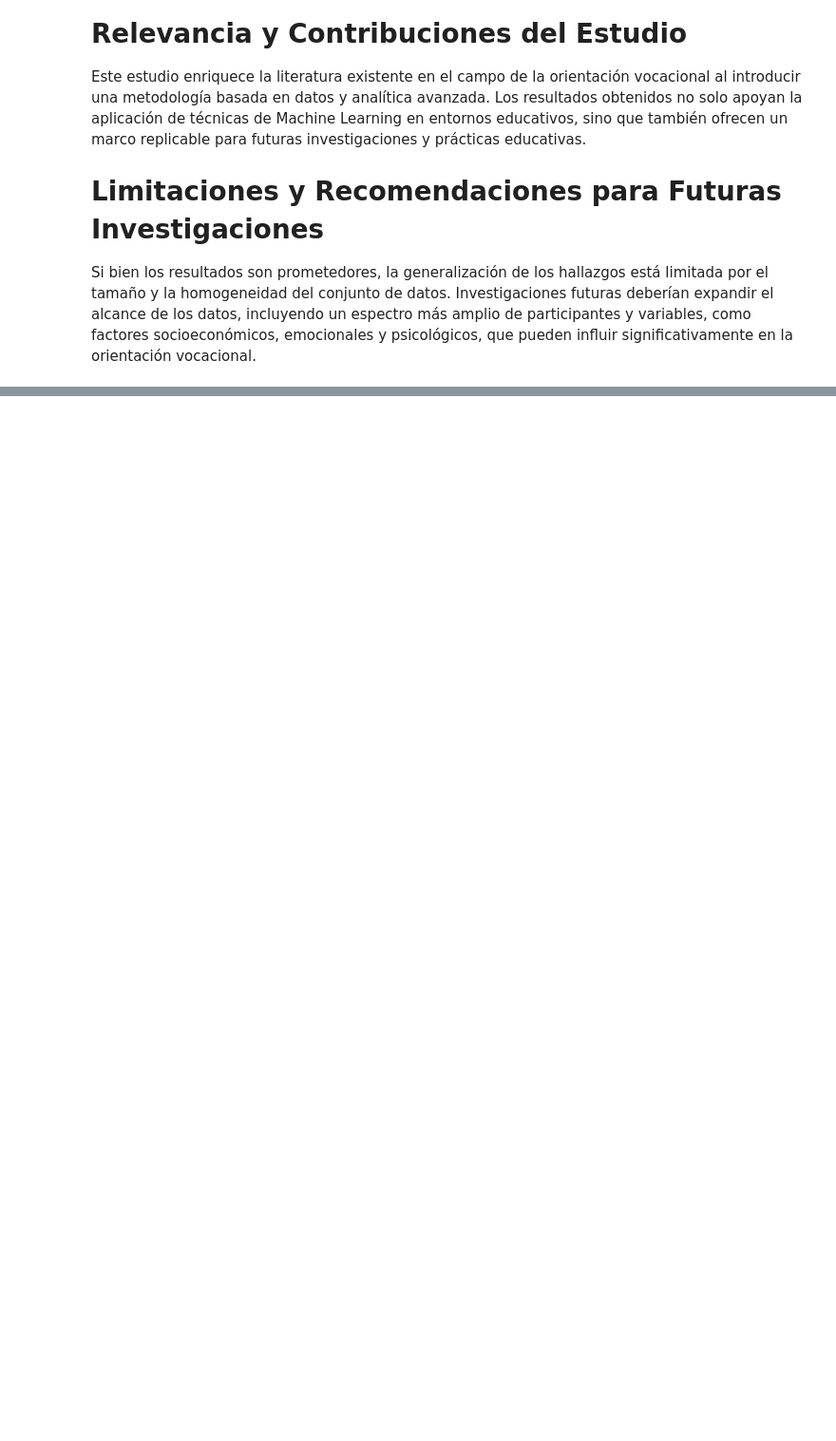
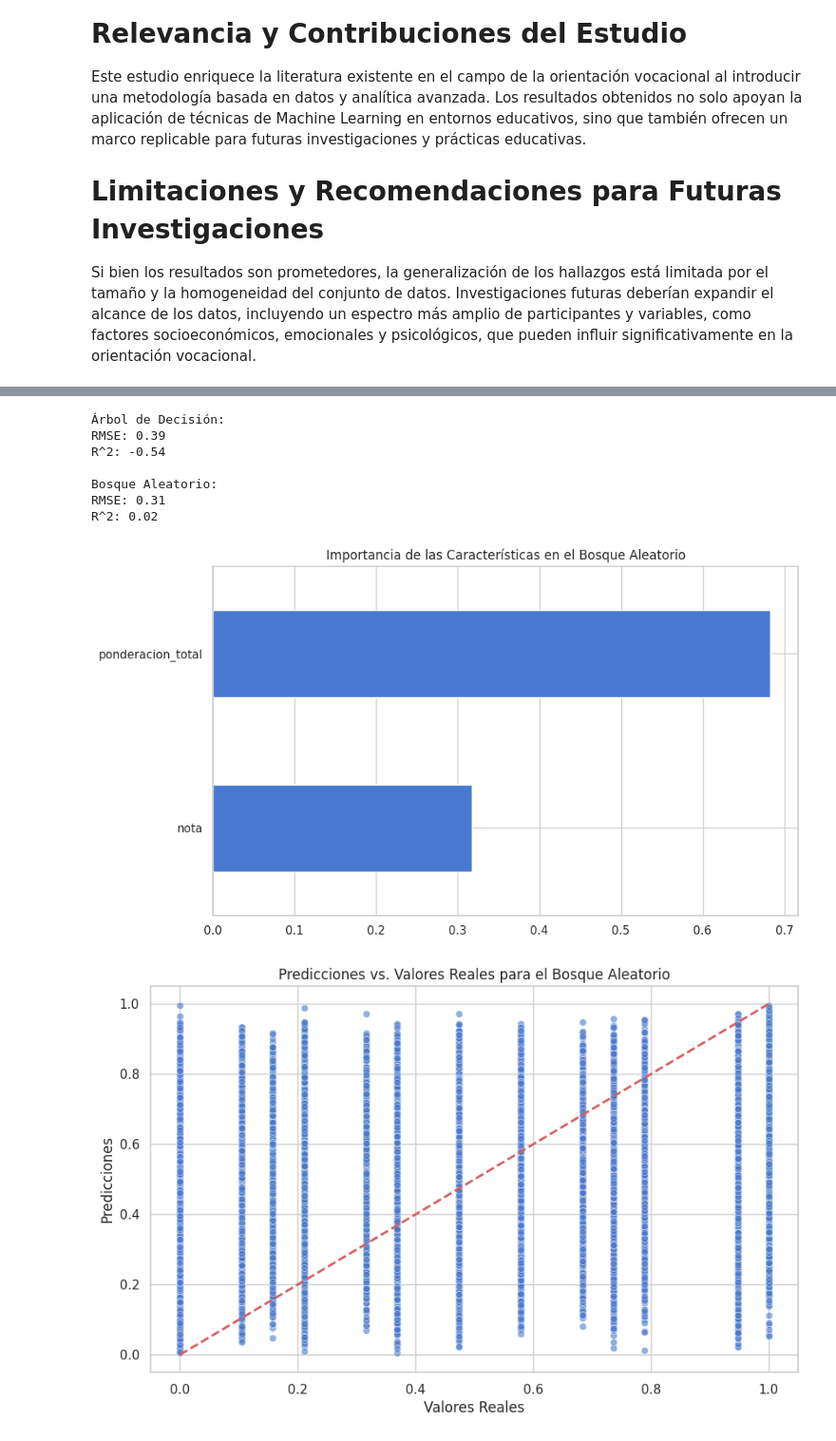
Before and after one commit to Cristhian-Guerrero/Aplicacion1, a Jupyter notebook: Resultados.ipynb, the cells around one changed output, grey strips where cells are left out. Shown: that part at 95% size. Cells and saved outputs as stored; diff of their text form; code cells hidden in the pictures; blank space fills up the shorter version.

```diff
--- a/Resultados.ipynb
+++ b/Resultados.ipynb
@@ -573,0 +590,53 @@ Si bien los resultados son prometedores, la generalización de los hallazgos est
+# %%
+import matplotlib.pyplot as plt
+import seaborn as sns
+from sklearn.tree import DecisionTreeRegressor
+from sklearn.ensemble import RandomForestRegressor
+from sklearn.metrics import mean_squared_error, r2_score
+from math import sqrt
+
+# Función para evaluar modelos
+def evaluar_modelo(modelo, X_train, y_train, X_test, y_test):
+    modelo.fit(X_train, y_train)
+    y_pred = modelo.predict(X_test)
+    rmse = sqrt(mean_squared_error(y_test, y_pred))
+    r2 = r2_score(y_test, y_pred)
+    print(f'RMSE: {rmse:.2f}')
+    print(f'R^2: {r2:.2f}')
+    return y_pred
+
+# Árbol de Decisión
+print("Árbol de Decisión:")
+arbol_decision = DecisionTreeRegressor(random_state=42)
+y_pred_arbol = evaluar_modelo(arbol_decision, X_train, y_train, X_test, y_test)
+
+# Bosque Aleatorio
+print("\nBosque Aleatorio:")
+bosque_aleatorio = RandomForestRegressor(n_estimators=100, random_state=42)
+y_pred_bosque = evaluar_modelo(bosque_aleatorio, X_train, y_train, X_test, y_test)
+
+# Importancia de las características
+plt.figure(figsize=(10, 6))
+importancias = pd.Series(bosque_aleatorio.feature_importances_, index=X_train.columns)
+importancias.sort_values().plot(kind='barh')
+plt.title('Importancia de las Características en el Bosque Aleatorio')
+plt.show()
+
+# Gráfico de predicciones vs. valores reales
+plt.figure(figsize=(10, 6))
+sns.scatterplot(x=y_test, y=y_pred_bosque, alpha=0.6)
+plt.plot([y_test.min(), y_test.max()], [y_test.min(), y_test.max()], 'r--', lw=2)
+plt.xlabel('Valores Reales')
+plt.ylabel('Predicciones')
+plt.title('Predicciones vs. Valores Reales para el Bosque Aleatorio')
+plt.show()
+# %% [output]
+Árbol de Decisión:
+RMSE: 0.39
+R^2: -0.54
+
+Bosque Aleatorio:
+RMSE: 0.31
+R^2: 0.02
+[figure, added]
+[figure, added]
```
Also changed, not shown: parts of 20 cells of this notebook.
